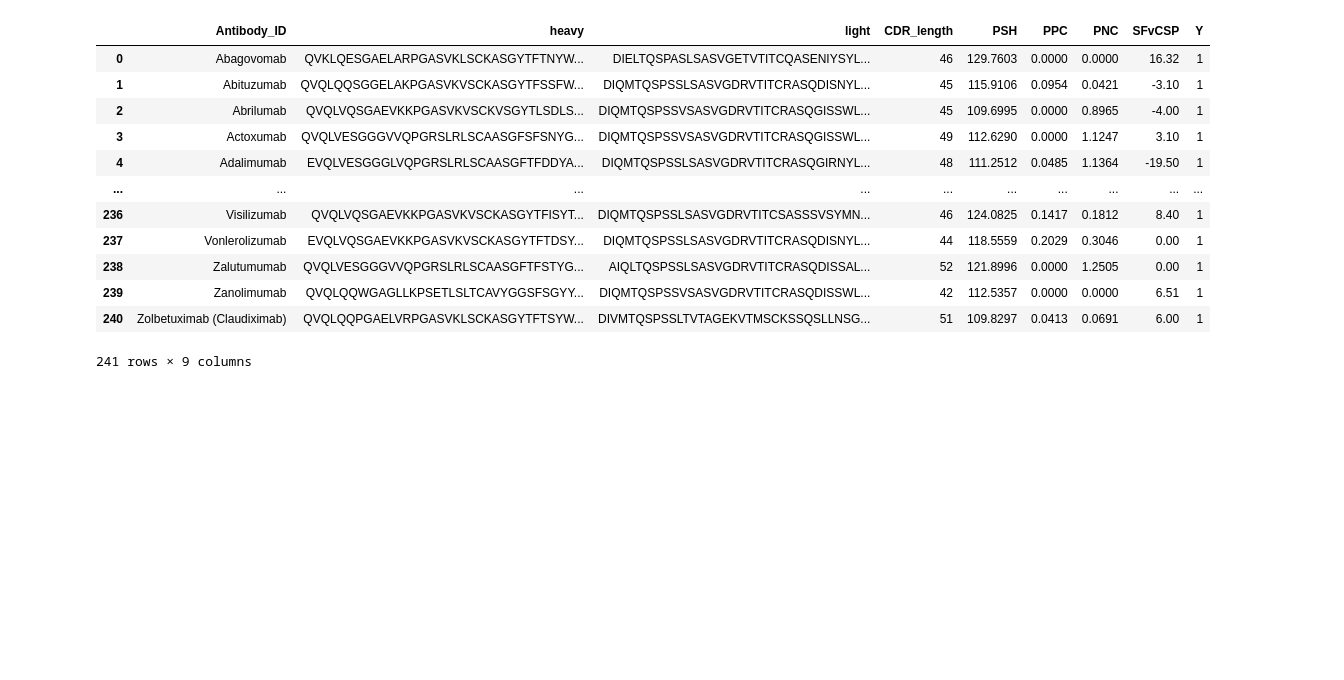
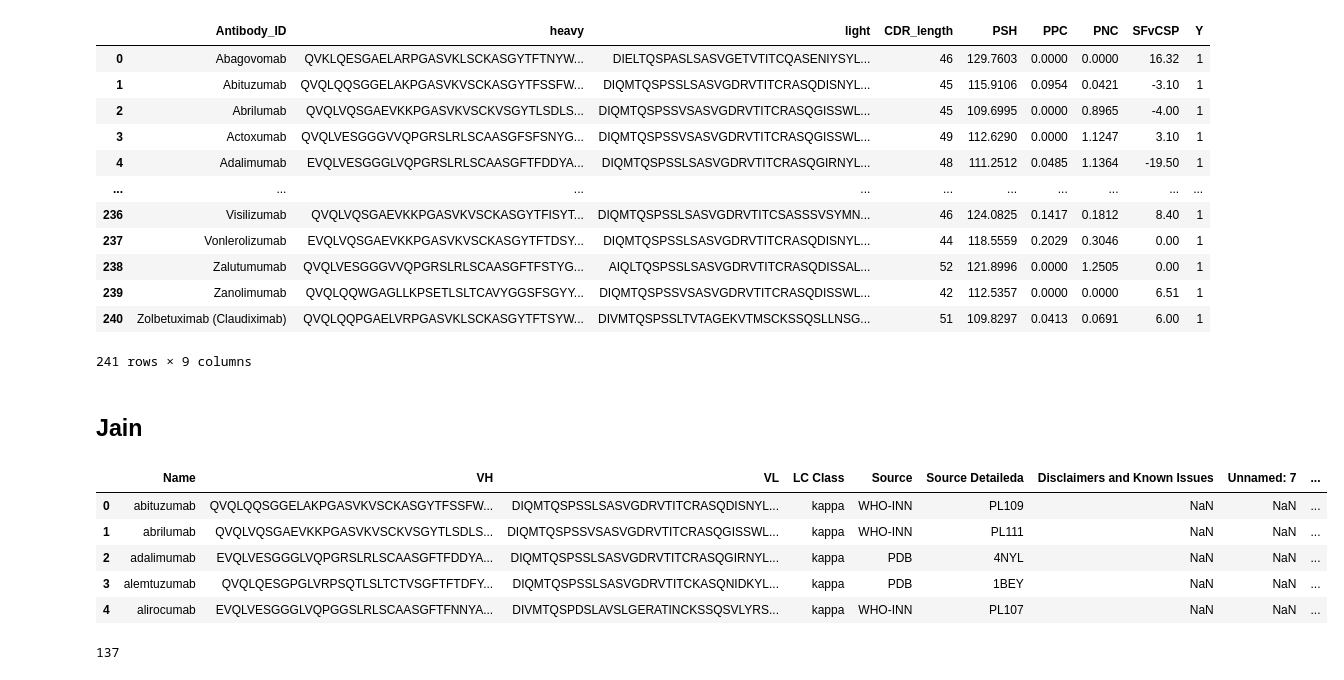
Before and after one commit to kvetab/di-pred, a Jupyter notebook: notebooks/data_processing/01-overview.ipynb, the cells around one changed output. Drawn from its saved outputs; the diff is of its cells as text; code cells hidden in the pictures; blank space fills up the shorter version.

Commit message:
Add new projection notebook, include Jain and SHehata data

```diff
--- a/notebooks/data_processing/01-overview.ipynb
+++ b/notebooks/data_processing/01-overview.ipynb
@@ -285,3 +285,15 @@ data_tap
 | 239 | Zanolimumab | QVQLQQWGAGLLKPSETLSLTCAVYGGSFSGYY... | DIQMTQSPSSVSASVGDRVTITCRASQDISSWL... | 42 | 112.5357 | 0.0000 | 0.0000 | 6.51 | 1 |
 | 240 | Zolbetuximab (Claudiximab) | QVQLQQPGAELVRPGASVKLSCKASGYTFTSYW... | DIVMTQSPSSLTVTAGEKVTMSCKSSQSLLNSG... | 51 | 109.8297 | 0.0413 | 0.0691 | 6.00 | 1 |
 241 rows × 9 columns
+# %% [markdown]
+## Jain
+# %%
+jain_data = pd.read_csv(path.join(DATA_DIR, "Jain/Jain_data_2.csv"), sep=";")
+jain_data.head()
+# %% [output]
+|  | Name | VH | VL | LC Class | Source | Source Detaileda | Disclaimers and Known Issues | Unnamed: 7 | ... |
+| 0 | abituzumab | QVQLQQSGGELAKPGASVKVSCKASGYTFSSFW... | DIQMTQSPSSLSASVGDRVTITCRASQDISNYL... | kappa | WHO-INN | PL109 | NaN | NaN | ... |
+| 1 | abrilumab | QVQLVQSGAEVKKPGASVKVSCKVSGYTLSDLS... | DIQMTQSPSSVSASVGDRVTITCRASQGISSWL... | kappa | WHO-INN | PL111 | NaN | NaN | ... |
+| 2 | adalimumab | EVQLVESGGGLVQPGRSLRLSCAASGFTFDDYA... | DIQMTQSPSSLSASVGDRVTITCRASQGIRNYL... | kappa | PDB | 4NYL | NaN | NaN | ... |
+| 3 | alemtuzumab | QVQLQESGPGLVRPSQTLSLTCTVSGFTFTDFY... | DIQMTQSPSSLSASVGDRVTITCKASQNIDKYL... | kappa | PDB | 1BEY | NaN | NaN | ... |
+| 4 | alirocumab | EVQLVESGGGLVQPGGSLRLSCAASGFTFNNYA... | DIVMTQSPDSLAVSLGERATINCKSSQSVLYRS... | kappa | WHO-INN | PL107 | NaN | NaN | ... |
@@ -287,0 +302,5 @@ data_tap
+# %%
+common = jain_abs.intersection(set(data_tap["Antibody_ID"].str.lower()))
+len(common)
+# %% [output]
+137
```
Also changed, not shown: parts of 7 cells of this notebook, 3 other files.
